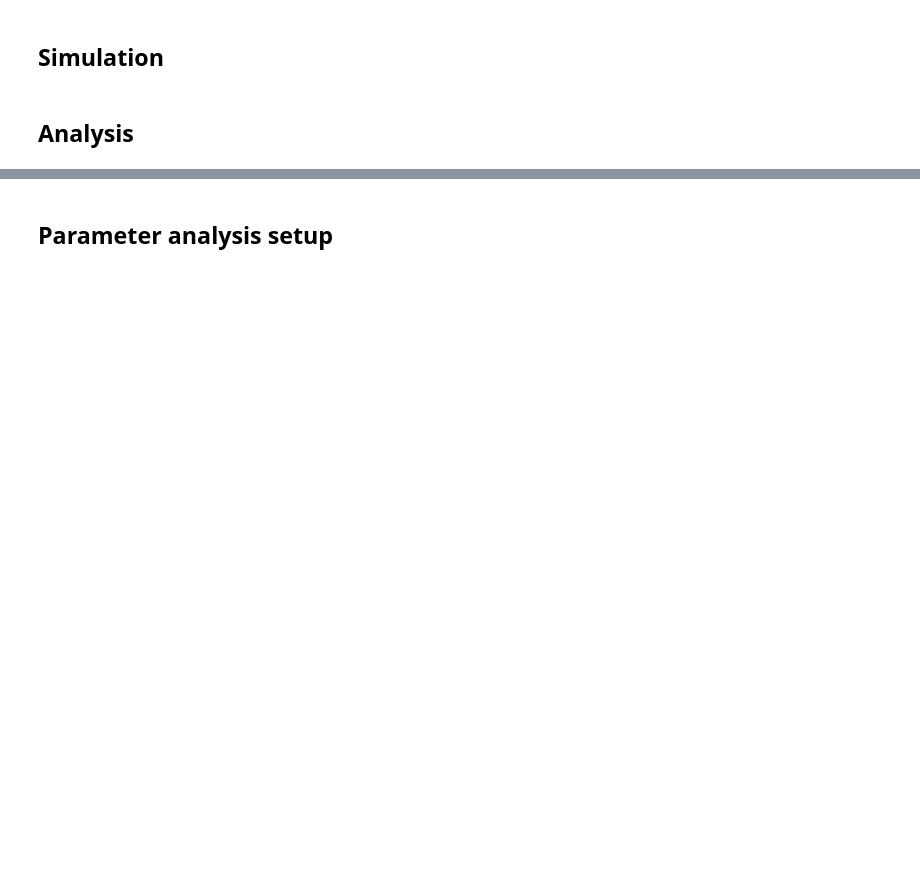
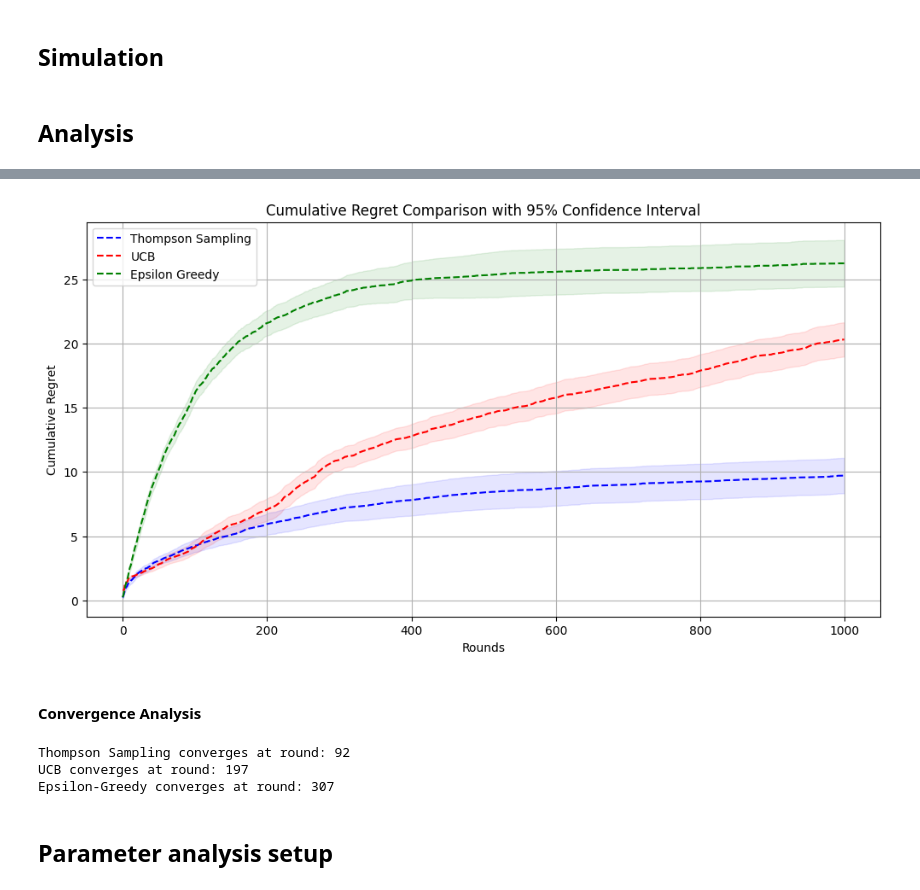
Before and after one commit to F102M8/UT-Interactive-Learning-Course-Projects, a Jupyter notebook: RL_HW1/RL_HW1_810199489.ipynb, the cells around one changed output, grey strips where cells are left out. Cells and saved outputs as stored; diff of their text form; code cells hidden in the pictures; blank space fills up the shorter version.

```diff
--- a/RL_HW1/RL_HW1_810199489.ipynb
+++ b/RL_HW1/RL_HW1_810199489.ipynb
@@ -167,0 +212,6 @@ plot_results(cumulative_regret_ts, cumulative_regret_ucb, cumulative_regret_eg,
+# %%
+plot_results(results_ts, results_ucb, results_eg, "Regret")
+# %% [output]
+[figure, added]
+# %% [markdown]
+#### Convergence Analysis
@@ -168,2 +232,14 @@ plot_results(cumulative_regret_ts, cumulative_regret_ucb, cumulative_regret_eg,
+# %%
+convergence_round_ts = calculate_convergence_round(results_ts['optimal_selections'], threshold=0.8)
+convergence_round_ucb = calculate_convergence_round(results_ucb['optimal_selections'], threshold=0.8)
+convergence_round_eg = calculate_convergence_round(results_eg['optimal_selections'], threshold=0.8)
+
+print(f"Thompson Sampling converges at round: {convergence_round_ts}")
+print(f"UCB converges at round: {convergence_round_ucb}")
+print(f"Epsilon-Greedy converges at round: {convergence_round_eg}")
+# %% [output]
+Thompson Sampling converges at round: 92
+UCB converges at round: 197
+Epsilon-Greedy converges at round: 307
 # %% [markdown]
 ## <font> Parameter analysis setup </font>
```
Also changed, not shown: parts of 39 cells of this notebook, 27 other files.
